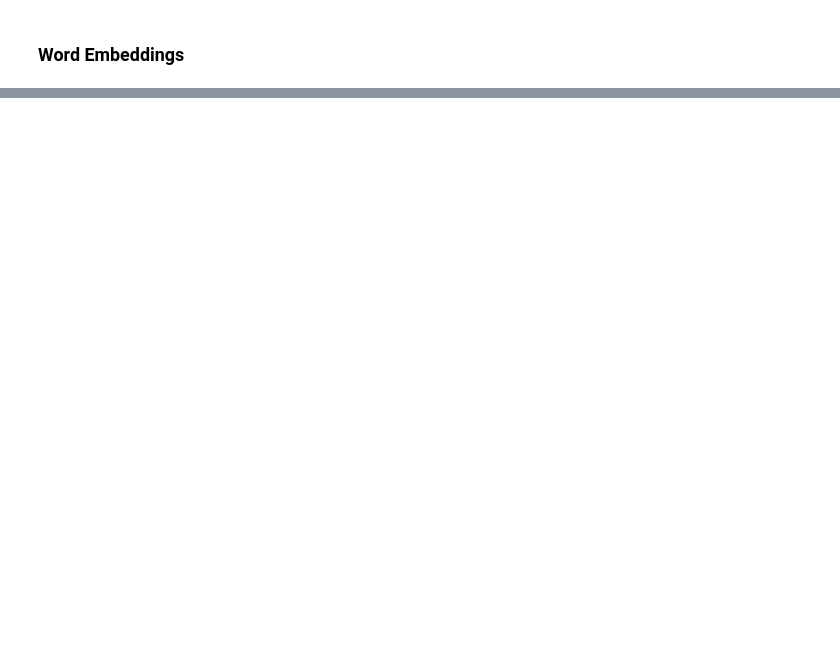
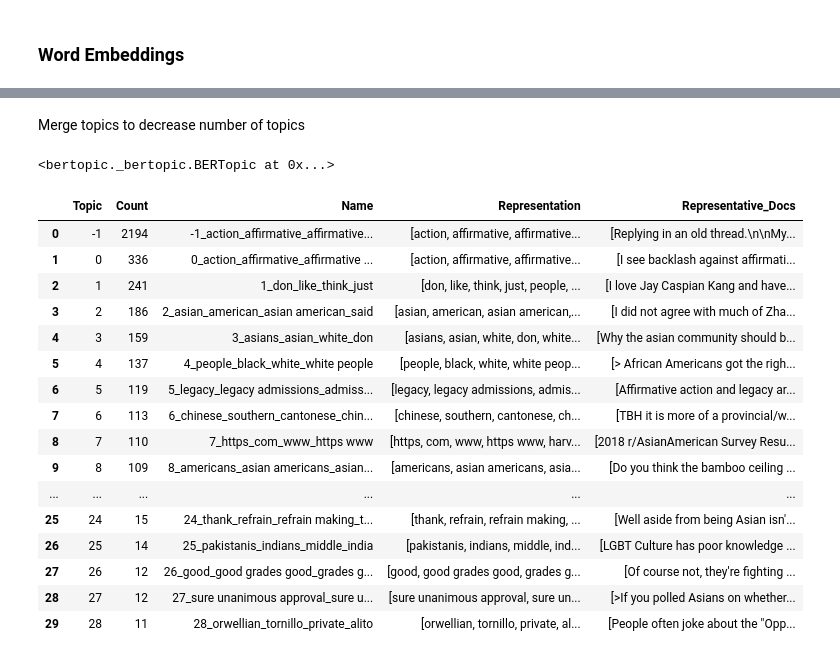
Before and after one commit to ddlee19/macs30200, a Jupyter notebook: analysis/topic_model_new.ipynb, the cells around one changed output, grey strips where cells are left out. Saved outputs shown, nothing was run; the diff lists cells and outputs as text; code cells hidden in the pictures; blank space fills up the shorter version.

```diff
--- a/analysis/topic_model_new.ipynb
+++ b/analysis/topic_model_new.ipynb
@@ -148,0 +216,2 @@ ImportError: cannot import name 'suppress_warnings' from 'numpy.testing' (unknow
+# %%
+docs = full_df['body']
@@ -148,0 +302,2 @@ ImportError: cannot import name 'suppress_warnings' from 'numpy.testing' (unknow
+# %% [markdown]
+Merge topics to decrease number of topics
@@ -148,0 +306,24 @@ ImportError: cannot import name 'suppress_warnings' from 'numpy.testing' (unknow
+# %%
+bert_tmodel.reduce_topics(docs, nr_topics=30)
+# %% [output]
+<bertopic._bertopic.BERTopic at 0x...>
+# %%
+bert_tmodel.get_topic_info()
+# %% [output]
+|  | Topic | Count | Name | Representation | Representative_Docs |
+| 0 | -1 | 2194 | -1_action_affirmative_affirmative... | [action, affirmative, affirmative... | [Replying in an old thread.\n\nMy... |
+| 1 | 0 | 336 | 0_action_affirmative_affirmative ... | [action, affirmative, affirmative... | [I see backlash against affirmati... |
+| 2 | 1 | 241 | 1_don_like_think_just | [don, like, think, just, people, ... | [I love Jay Caspian Kang and have... |
+| 3 | 2 | 186 | 2_asian_american_asian american_said | [asian, american, asian american,... | [I did not agree with much of Zha... |
+| 4 | 3 | 159 | 3_asians_asian_white_don | [asians, asian, white, don, white... | [Why the asian community should b... |
+| 5 | 4 | 137 | 4_people_black_white_white people | [people, black, white, white peop... | [> African Americans got the righ... |
+| 6 | 5 | 119 | 5_legacy_legacy admissions_admiss... | [legacy, legacy admissions, admis... | [Affirmative action and legacy ar... |
+| 7 | 6 | 113 | 6_chinese_southern_cantonese_chin... | [chinese, southern, cantonese, ch... | [TBH it is more of a provincial/w... |
+| 8 | 7 | 110 | 7_https_com_www_https www | [https, com, www, https www, harv... | [2018 r/AsianAmerican Survey Resu... |
+| 9 | 8 | 109 | 8_americans_asian americans_asian... | [americans, asian americans, asia... | [Do you think the bamboo ceiling ... |
+| ... | ... | ... | ... | ... | ... |
+| 25 | 24 | 15 | 24_thank_refrain_refrain making_t... | [thank, refrain, refrain making, ... | [Well aside from being Asian isn'... |
+| 26 | 25 | 14 | 25_pakistanis_indians_middle_india | [pakistanis, indians, middle, ind... | [LGBT Culture has poor knowledge ... |
+| 27 | 26 | 12 | 26_good_good grades good_grades g... | [good, good grades good, grades g... | [Of course not, they're fighting ... |
+| 28 | 27 | 12 | 27_sure unanimous approval_sure u... | [sure unanimous approval, sure un... | [>If you polled Asians on whether... |
+| 29 | 28 | 11 | 28_orwellian_tornillo_private_alito | [orwellian, tornillo, private, al... | [People often joke about the "Opp... |
```
Also changed, not shown: parts of 66 cells of this notebook, 4 other files.
